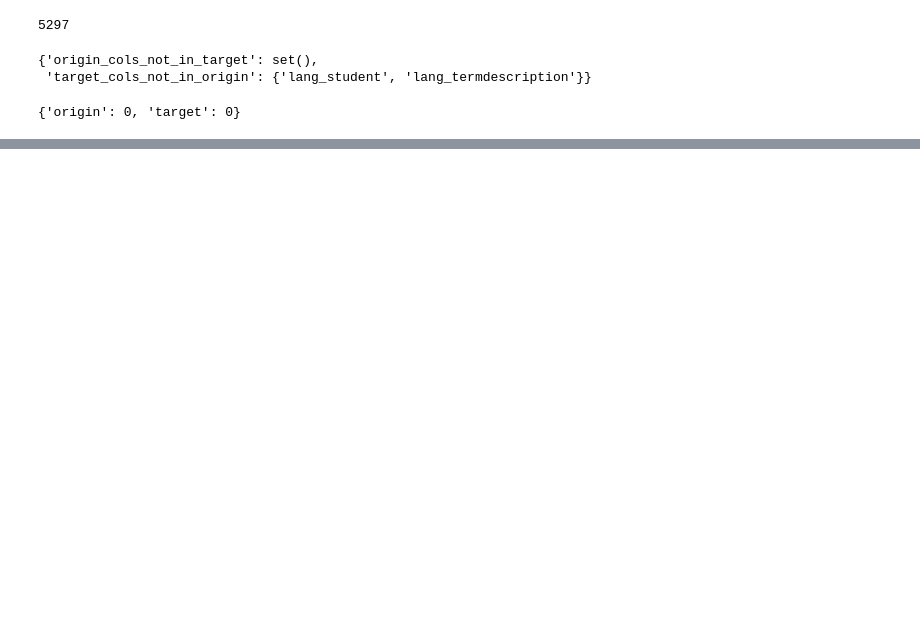
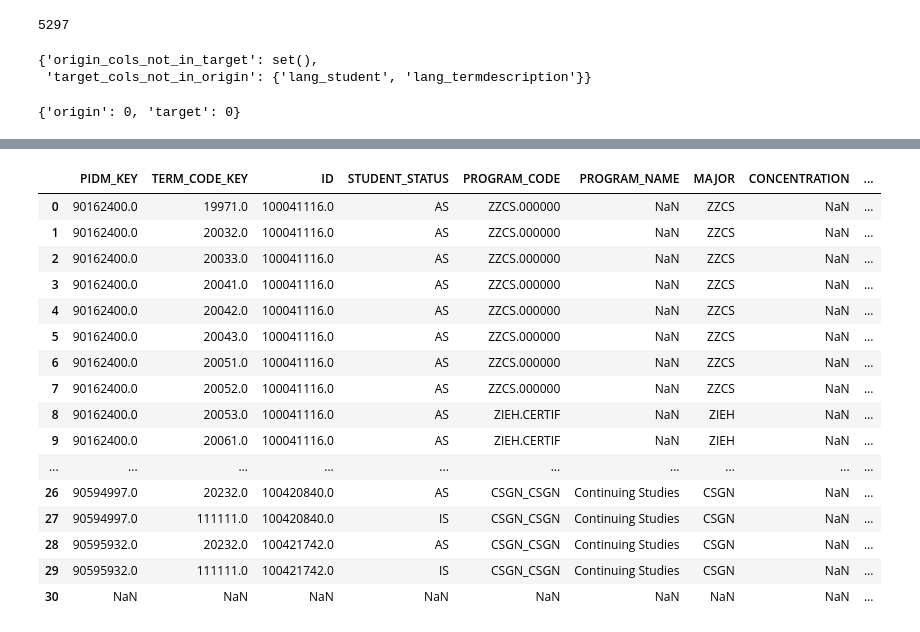
Before and after one commit to JoseTellezRendon/CRM-Validation, a Jupyter notebook: quick_test.ipynb, the cells around one changed output, grey strips where cells are left out. Drawn from its saved outputs; the diff is of its cells as text; code cells hidden in the pictures; blank space fills up the shorter version.

```diff
--- a/quick_test.ipynb
+++ b/quick_test.ipynb
@@ -1802,0 +1838,12 @@ column_mapping = [
+# %%
+cur_validator = Validator(baseline_filepath=baseline_filepath,
+                          validate_filepath=validate_filepath,
+                          column_mapping=column_mapping,
+                          baseline_date_cols=baseline_date_cols,
+                          validate_date_cols=validate_date_cols,
+                          col_id=col_id,
+                          baseline_encoding=baseline_encoding,
+                          validate_encoding=validate_encoding,
+                          unify_text=unify_text,
+                          text_cols=text_cols,
+                         )
@@ -1802,0 +1972,20 @@ column_mapping = [
+# %%
+cur_validator.target_rows_not_in_origin
+# %% [output]
+|  | PIDM_KEY | TERM_CODE_KEY | ID | STUDENT_STATUS | PROGRAM_CODE | PROGRAM_NAME | MAJOR | CONCENTRATION | ... |
+| 0 | 90162400.0 | 19971.0 | 100041116.0 | AS | ZZCS.000000 | NaN | ZZCS | NaN | ... |
+| 1 | 90162400.0 | 20032.0 | 100041116.0 | AS | ZZCS.000000 | NaN | ZZCS | NaN | ... |
+| 2 | 90162400.0 | 20033.0 | 100041116.0 | AS | ZZCS.000000 | NaN | ZZCS | NaN | ... |
+| 3 | 90162400.0 | 20041.0 | 100041116.0 | AS | ZZCS.000000 | NaN | ZZCS | NaN | ... |
+| 4 | 90162400.0 | 20042.0 | 100041116.0 | AS | ZZCS.000000 | NaN | ZZCS | NaN | ... |
+| 5 | 90162400.0 | 20043.0 | 100041116.0 | AS | ZZCS.000000 | NaN | ZZCS | NaN | ... |
+| 6 | 90162400.0 | 20051.0 | 100041116.0 | AS | ZZCS.000000 | NaN | ZZCS | NaN | ... |
+| 7 | 90162400.0 | 20052.0 | 100041116.0 | AS | ZZCS.000000 | NaN | ZZCS | NaN | ... |
+| 8 | 90162400.0 | 20053.0 | 100041116.0 | AS | ZIEH.CERTIF | NaN | ZIEH | NaN | ... |
+| 9 | 90162400.0 | 20061.0 | 100041116.0 | AS | ZIEH.CERTIF | NaN | ZIEH | NaN | ... |
+| ... | ... | ... | ... | ... | ... | ... | ... | ... | ... |
+| 26 | 90594997.0 | 20232.0 | 100420840.0 | AS | CSGN_CSGN | Continuing Studies | CSGN | NaN | ... |
+| 27 | 90594997.0 | 111111.0 | 100420840.0 | IS | CSGN_CSGN | Continuing Studies | CSGN | NaN | ... |
+| 28 | 90595932.0 | 20232.0 | 100421742.0 | AS | CSGN_CSGN | Continuing Studies | CSGN | NaN | ... |
+| 29 | 90595932.0 | 111111.0 | 100421742.0 | IS | CSGN_CSGN | Continuing Studies | CSGN | NaN | ... |
+| 30 | NaN | NaN | NaN | NaN | NaN | NaN | NaN | NaN | ... |
```
Also changed, not shown: parts of 114 cells of this notebook, 1 other file.
